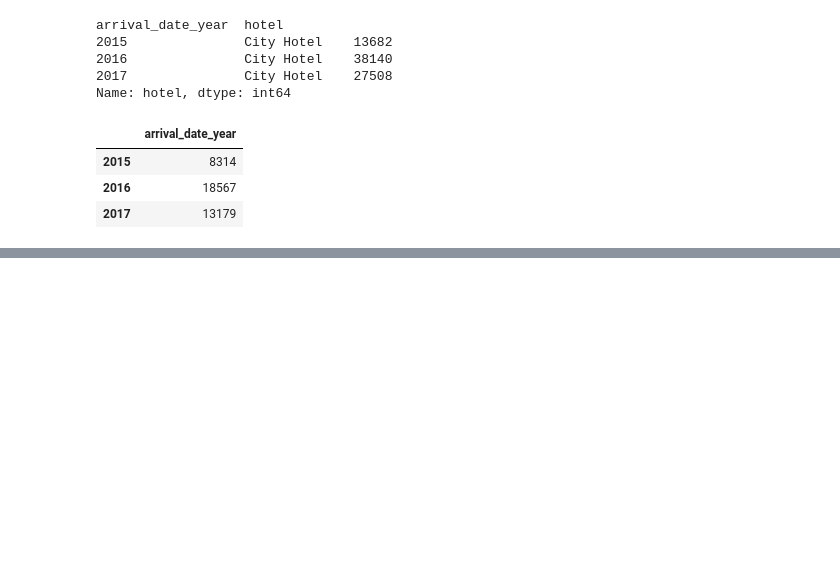
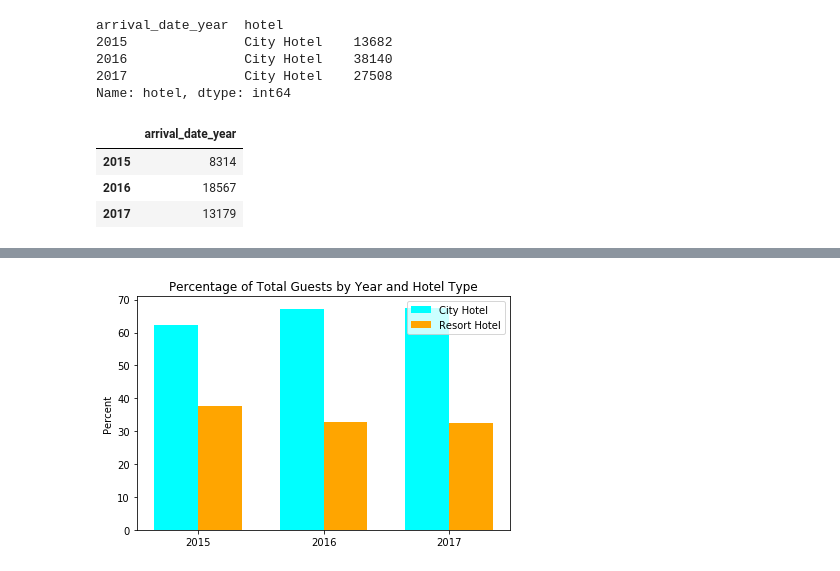
Before and after one commit to nordbynick/UWFinTech_Project3, a Jupyter notebook: Visualizations/Dashboard.ipynb, the cells around one changed output, grey strips where cells are left out. Drawn from its saved outputs; the diff is of its cells as text; code cells hidden in the pictures; blank space fills up the shorter version.

Commit message:
hotel type data bar chart, need to update to render on pn

```diff
--- a/Visualizations/Dashboard.ipynb
+++ b/Visualizations/Dashboard.ipynb
@@ -310,17 +310,38 @@ def hotel_type_data(hotel):
 # %%
 # hotel_type_data("Resort Hotel")
 # %%
-# Define a function to concatenate hotel data to one dataframe
+# Define a function to concatenate hotel data to one dataframe and return a bar chart for the data
 def combined_data():
     hotel_1_df = hotel_type_data("Resort Hotel")
     hotel_1_df = hotel_1_df.rename(columns={"total_guests":"res_total_guests"})
     hotel_2_df = hotel_type_data("City Hotel")
     hotel_2_df = hotel_2_df.rename(columns={"total_guests":"city_total_guests"})
+
     combined_df = pd.concat([hotel_1_df, hotel_2_df], axis=1)
     combined_df["total_guests"] = combined_df["res_total_guests"] + combined_df["city_total_guests"]
     combined_df["res_percent"] = round((combined_df["res_total_guests"] / combined_df["total_guests"]) * 100, 2)
     combined_df["city_percent"] = round((combined_df["city_total_guests"] / combined_df["total_guests"]) * 100, 2)
-    return combined_df
+
+    labels = combined_df.index
+    city_percent = combined_df.city_percent
+    res_percent = combined_df.res_percent
+
+    x = np.arange(len(labels))
+    width = 0.35
+
+    fig, ax = plt.subplots()
+    rects1 = ax.bar(x - width/2, city_percent, width, label="City Hotel", color=["cyan"])
+    rects2 = ax.bar(x + width/2, res_percent, width, label="Resort Hotel", color=["orange"])
+
+    ax.set_ylabel("Percent")
+    ax.set_title("Percentage of Total Guests by Year and Hotel Type")
+    ax.set_xticks(x)
+    ax.set_xticklabels(labels)
+    ax.legend()
+
+    fig.tight_layout()
+
+    return plt
 # %%
 combined_data()
 # %% [output]
@@ -331,21 +350,26 @@ combined_data()
 # %%
 # Replace with hotel data and have functions that return figures, plots, etc.
 
 country_data = pn.Row(map_data())
 yearly_data = pn.Row("## 2015", pie_chart(2015),
                      "## 2016", pie_chart(2016),
                      "## 2017", pie_chart(2017))
+hotel_type_percent_data = pn.Row(combined_data())
+
 ML_model_visuals_1 = pn.Column("replace with ML model visuals")
 ML_model_visuals_2 = pn.Column("replace with ML model visuals")
 ML_model_visuals_3 = pn.Column("replace with ML model visuals")
 
 panel = pn.Tabs(
     ("Country of Origin", country_data),
     ("Yearly Guest Data", yearly_data),
+    ("Hotel Type Data", hotel_type_percent_data),
     ("ML model 1 visuals", ML_model_visuals_1),
     ("ML model 2 visuals", ML_model_visuals_2),
     ("ML model 3 visuals", ML_model_visuals_3),
 )
+# %% [output]
+[figure, added]
 # %%
 # Serve the Panel dashboard
 
```
Also changed, not shown: parts of 1 cell of this notebook.
